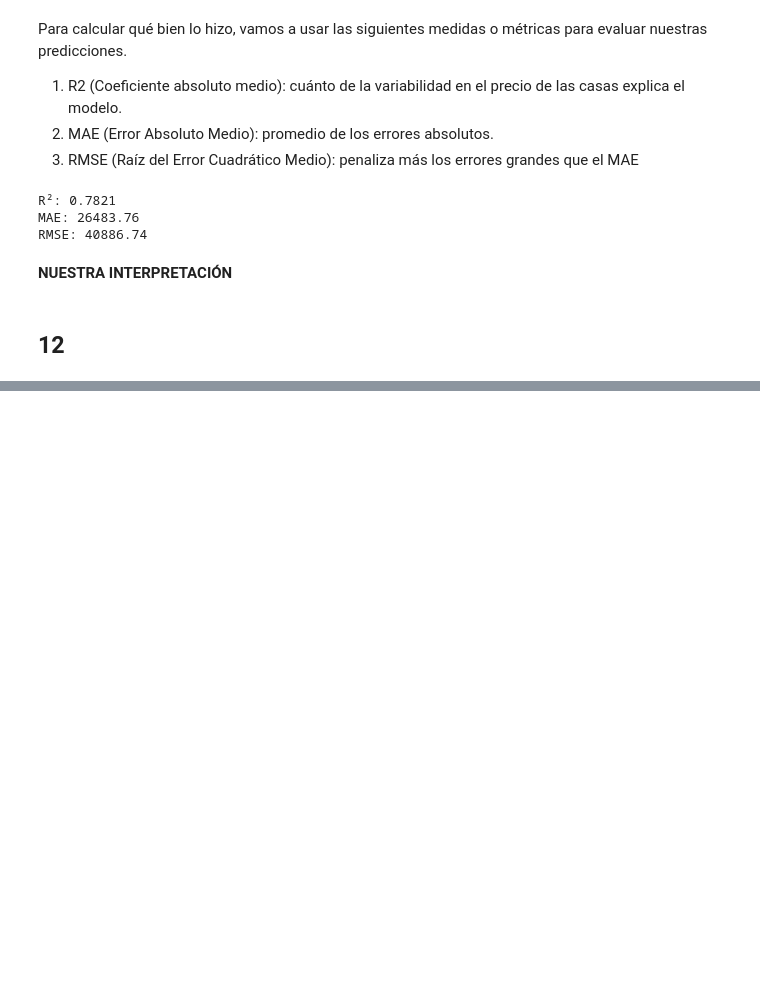
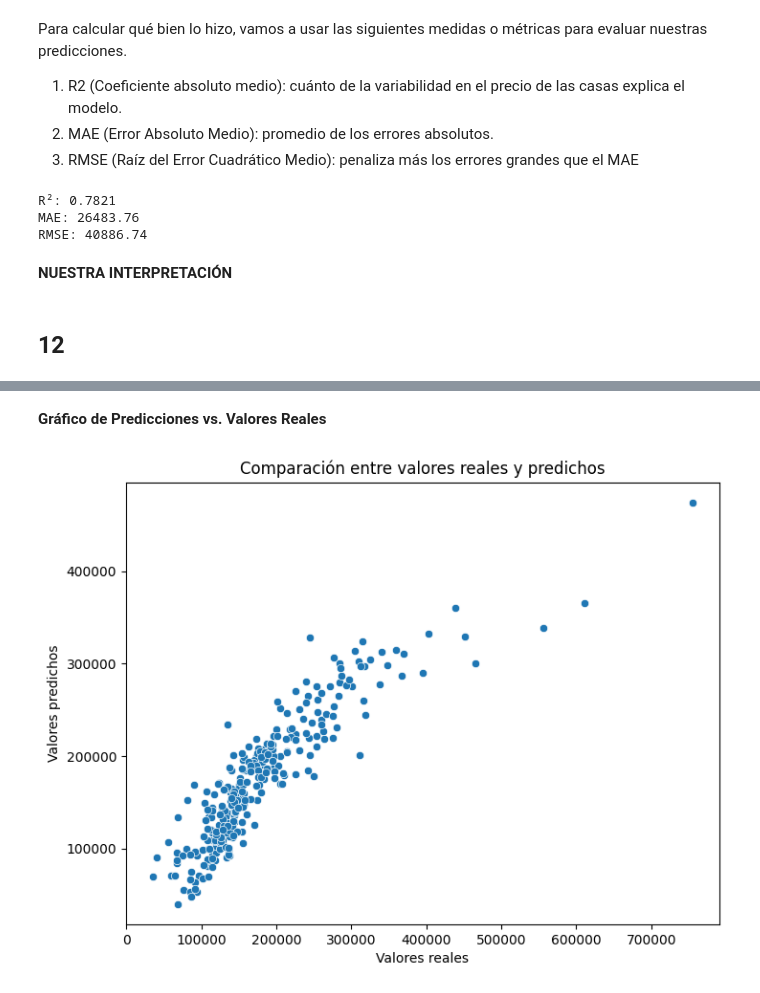
Before and after one commit to EJGDLG/Proyecto2Nuevo, a Jupyter notebook: proyecto2.ipynb, the cells around one changed output, grey strips where cells are left out. Drawn from its saved outputs; the diff is of its cells as text; code cells hidden in the pictures; blank space fills up the shorter version.

```diff
--- a/proyecto2.ipynb
+++ b/proyecto2.ipynb
@@ -581,0 +603,2 @@ Sabemos que un R2 cercano a 1 indica un buen ajuste, y nuestra evaluación nos d
+# %% [markdown]
+**Gráfico de Predicciones vs. Valores Reales**
@@ -581,0 +607,10 @@ Sabemos que un R2 cercano a 1 indica un buen ajuste, y nuestra evaluación nos d
+# %%
+# Gráfico de dispersión entre valores reales y predichos
+plt.figure(figsize=(8, 6))
+sns.scatterplot(x=y_test, y=y_pred)
+plt.xlabel("Valores reales")
+plt.ylabel("Valores predichos")
+plt.title("Comparación entre valores reales y predichos")
+plt.show()
+# %% [output]
+[figure, added]
```
Also changed, not shown: parts of 5 cells of this notebook.
